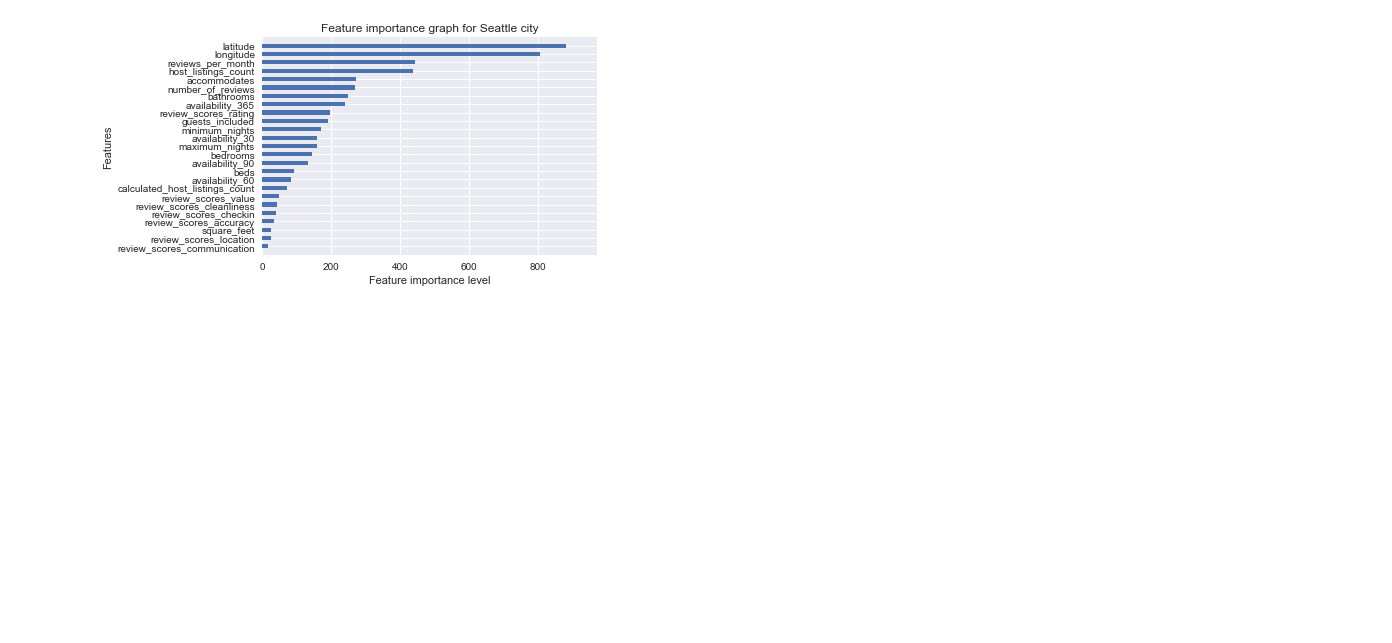
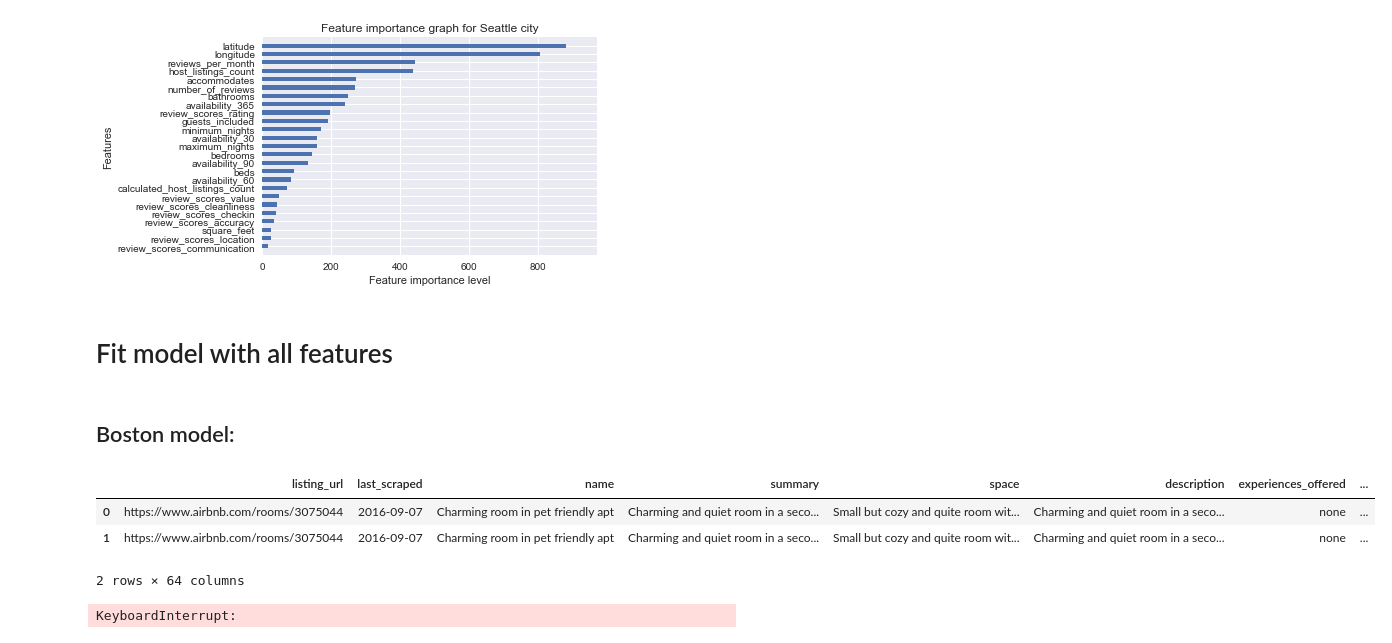
Before and after one commit to HAOYU-LI/Airbnb_Analysis, a Jupyter notebook: src/airbnb_analysis.ipynb, the cells around one changed output. Cells and saved outputs as stored; diff of their text form; code cells hidden in the pictures; blank space fills up the shorter version.

```diff
--- a/src/airbnb_analysis.ipynb
+++ b/src/airbnb_analysis.ipynb
@@ -455,3 +511,10 @@ plot_importance(xgb_seattle, height=0.5, show_values=False, xlabel='Feature impo
 plt.show()
 # %% [output]
 [figure]
+# %% [markdown]
+# Fit model with all features
+# %%
+boston_df = pd.merge(boston_listings, boston_prices, on = 'id')
+seattle_df = pd.merge(seattle_listings, seattle_prices, on = 'id')
+# %% [markdown]
+## Boston model:
@@ -457,0 +528,8 @@ plt.show()
+# %%
+cat_boston = boston_df.select_dtypes(include=['object'])
+cat_boston.head(2)
+# %% [output]
+|  | listing_url | last_scraped | name | summary | space | description | experiences_offered | ... |
+| 0 | https://www.airbnb.com/rooms/3075044 | 2016-09-07 | Charming room in pet friendly apt | Charming and quiet room in a seco... | Small but cozy and quite room wit... | Charming and quiet room in a seco... | none | ... |
+| 1 | https://www.airbnb.com/rooms/3075044 | 2016-09-07 | Charming room in pet friendly apt | Charming and quiet room in a seco... | Small but cozy and quite room wit... | Charming and quiet room in a seco... | none | ... |
+2 rows × 64 columns
@@ -457,0 +539,5 @@ plt.show()
+# %%
+boston_new = create_dummy_df(boston_df, cat_boston.columns, dummy_na=True)
+boston_new.head(2)
+# %% [output]
+KeyboardInterrupt:
```
Also changed, not shown: parts of 18 cells of this notebook, 2 other files.
